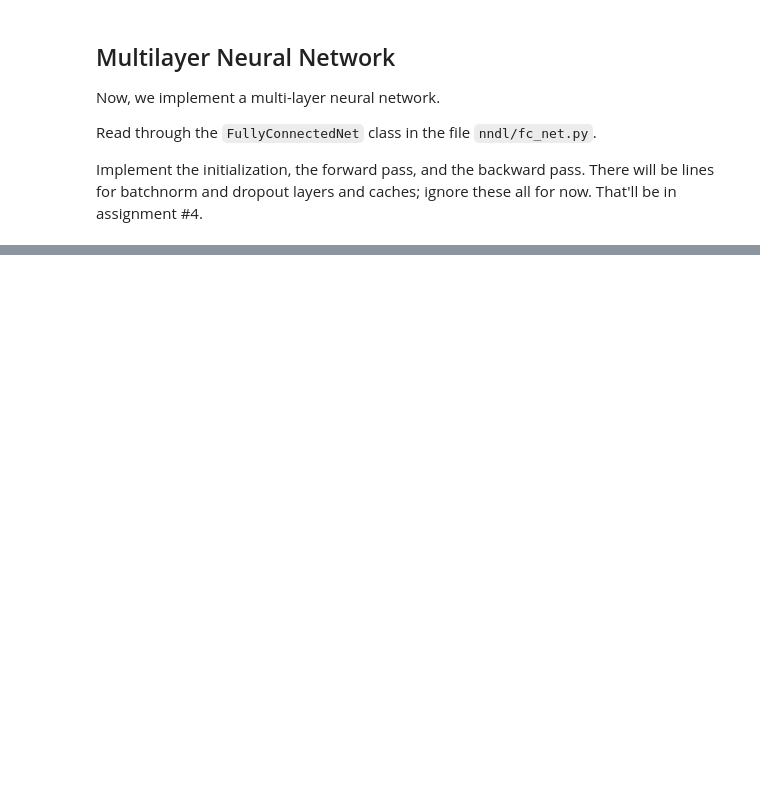
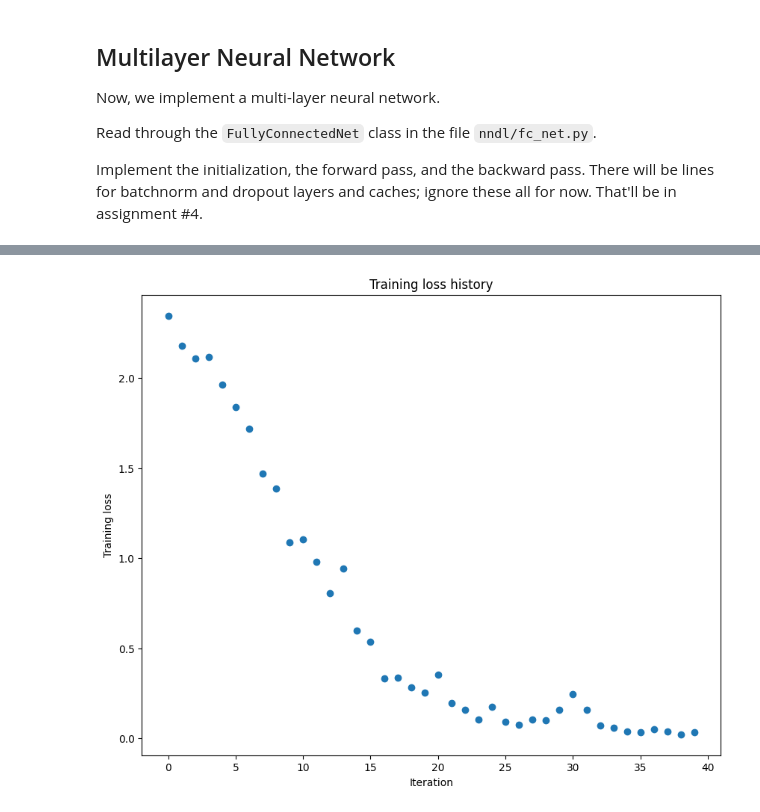
Before and after one commit to EdwinKam/ucla-ece247, a Jupyter notebook: hw3/FC_nets_nosol.ipynb, the cells around one changed output, grey strips where cells are left out. Saved outputs shown, nothing was run; the diff lists cells and outputs as text; code cells hidden in the pictures; blank space fills up the shorter version.

```diff
--- a/hw3/FC_nets_nosol.ipynb
+++ b/hw3/FC_nets_nosol.ipynb
@@ -361,7 +473,7 @@ small_data = {
 # Play around with the weight_scale and learning_rate so that you can overfit a small dataset.
 # Your training accuracy should be 1.0 to receive full credit on this part.
 weight_scale = 1e-2
-learning_rate = 1e-4
+learning_rate = 1e-2
 
 model = FullyConnectedNet([100, 100],
               weight_scale=weight_scale, dtype=np.float64)
@@ -379,3 +491,4 @@ plt.title('Training loss history')
 plt.xlabel('Iteration')
 plt.ylabel('Training loss')
 plt.show()
+# %% [output]
@@ -381,0 +512 @@ plt.show()
+[figure, added]
```
Also changed, not shown: parts of 13 cells of this notebook, 1 other file.
